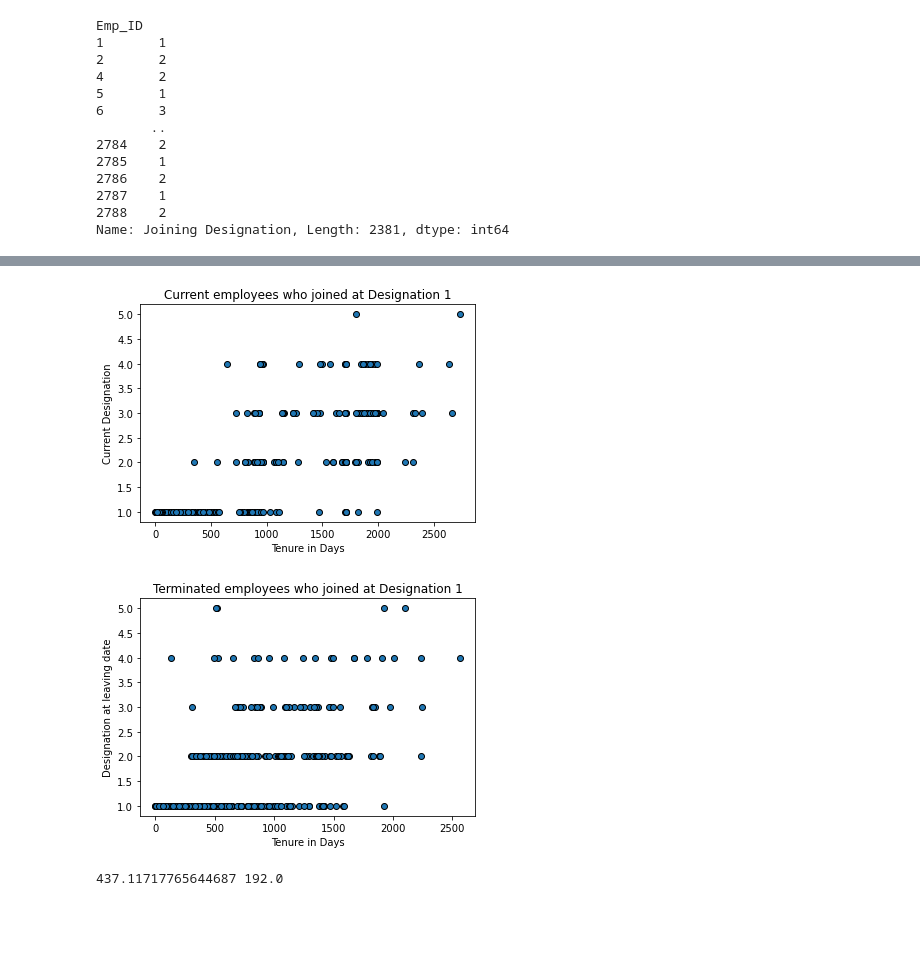
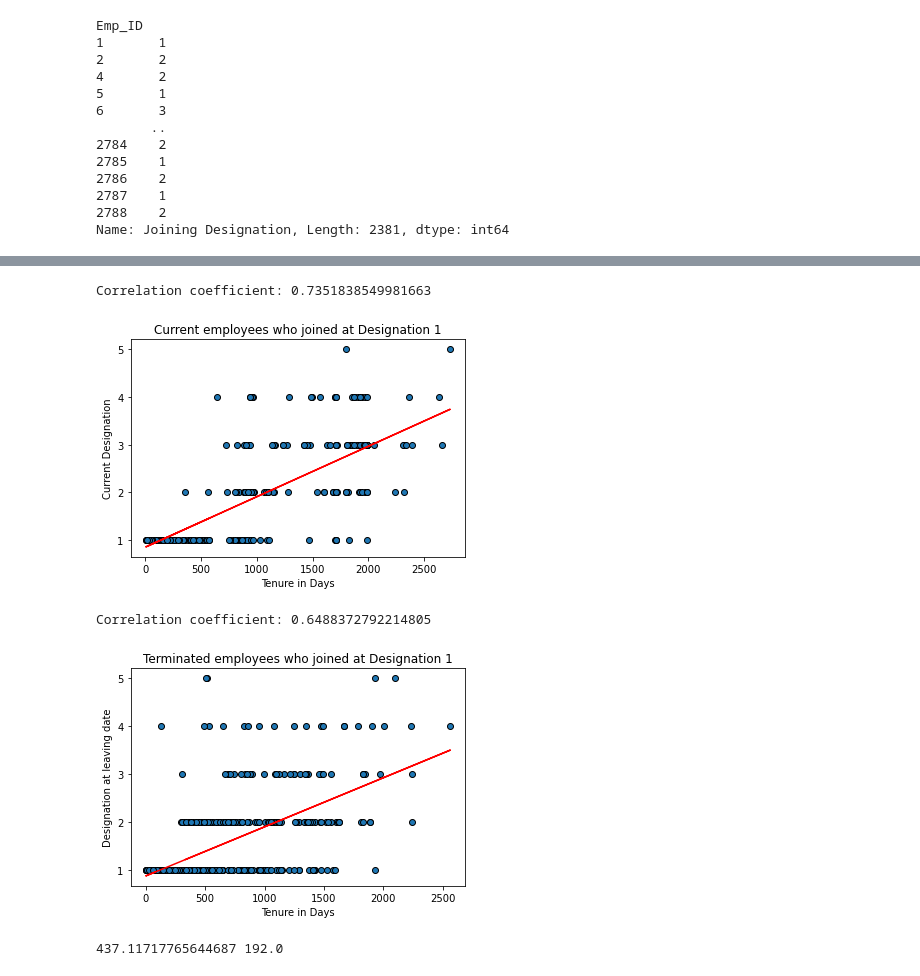
Before and after one commit to shanCH3n/Project1-DAbootcamp-Grp2, a Jupyter notebook: 01_Data/EmployeeAttrition_data_clean.ipynb, the cells around one changed output, grey strips where cells are left out. Drawn from its saved outputs; the diff is of its cells as text; code cells hidden in the pictures; blank space fills up the shorter version.

```diff
--- a/01_Data/EmployeeAttrition_data_clean.ipynb
+++ b/01_Data/EmployeeAttrition_data_clean.ipynb
@@ -125,7 +126,7 @@ memory usage: 93.0+ KB
 # %%
 # If LastWorkingDate ==Nan current_status == 1. (this did not work - current status listed as 2 for all employees)
 # else current
-new_df['Current_Status'] = new_df.loc[new_df['LastWorkingDate'] != 'NaN', 'Current_Status']=2
+# new_df['Current_Status'] = new_df.loc[new_df['LastWorkingDate'] != 'NaN', 'Current_Status']=2
 
-new_df['LastWorkingDate'].value_counts()
-new_df
+# new_df['LastWorkingDate'].value_counts()
+# new_df
@@ -341,24 +336,41 @@ plt.scatter(x_current, y_current, marker='o', edgecolors='k')
 plt.xlabel('Tenure in Days')
 plt.ylabel('Current Designation')
 plt.title('Current employees who joined at Designation 1')
+
+# similar to above plot
+# linear equation
+(slope,intercept,rvalue,pvalue,stderror)=st.linregress(x_current,y_current)
+current_regress_values = x_current*slope+intercept
+plt.plot(x_current,current_regress_values,color='r')
+r2 = rvalue**2
+print(f'Correlation coefficient: {rvalue}')
 plt.show()
-# similar to above plot
 # %% [output]
+Correlation coefficient: 0.7351838549981663
-[figure, old version]
+[figure, new version]
 # %%
 #  same plot as above, but grouped by terminated status
 x_term = entry_level_df[entry_level_df['Left_Company']==True]['Tenure']
 y_term = entry_level_df[entry_level_df['Left_Company']==True]['Current_Designation']
 plt.scatter(x_term, y_term, marker='o', edgecolors='k')
 plt.xlabel('Tenure in Days')
 plt.ylabel('Designation at leaving date')
 plt.title('Terminated employees who joined at Designation 1')
+
+# is it more heavily weighted at the lower designations?
+# less linear - but rvalue is still significant
+# earlier promotions (level 4)
+
+# linear equation
+(slope,intercept,rvalue,pvalue,stderror)=st.linregress(x_term,y_term)
+term_regress_values = x_term*slope+intercept
+plt.plot(x_term,term_regress_values,color='r')
+r2 = rvalue**2
+print(f'Correlation coefficient: {rvalue}')
 plt.show()
-# is it more heavily weighted at the lower designations
-# less linear - earlier promotions (level 4)
-# need to calculate correaltion for all
 # %% [output]
+Correlation coefficient: 0.6488372792214805
-[figure, old version]
+[figure, new version]
 # %%
 # average tenure for all employees
 aver_tenure = new_df['Tenure'].mean()
```
Also changed, not shown: parts of 19 cells of this notebook.
